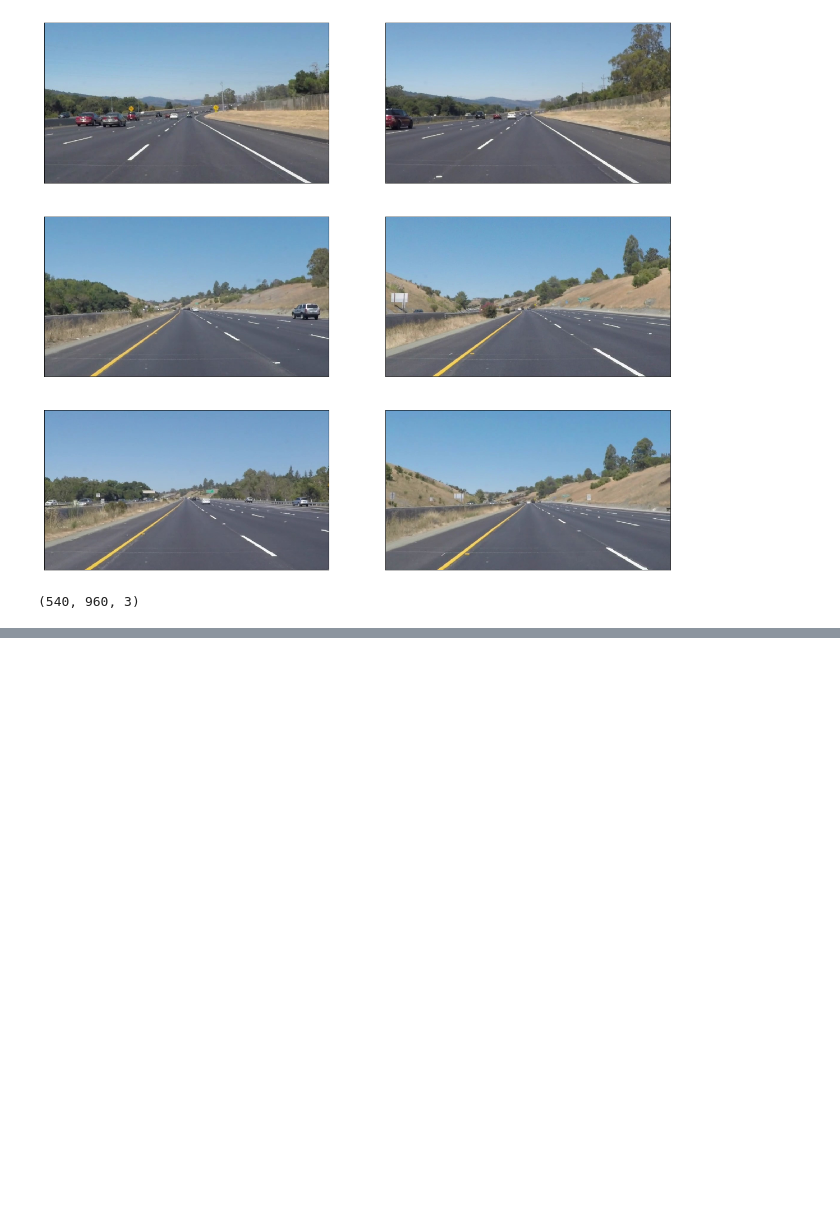
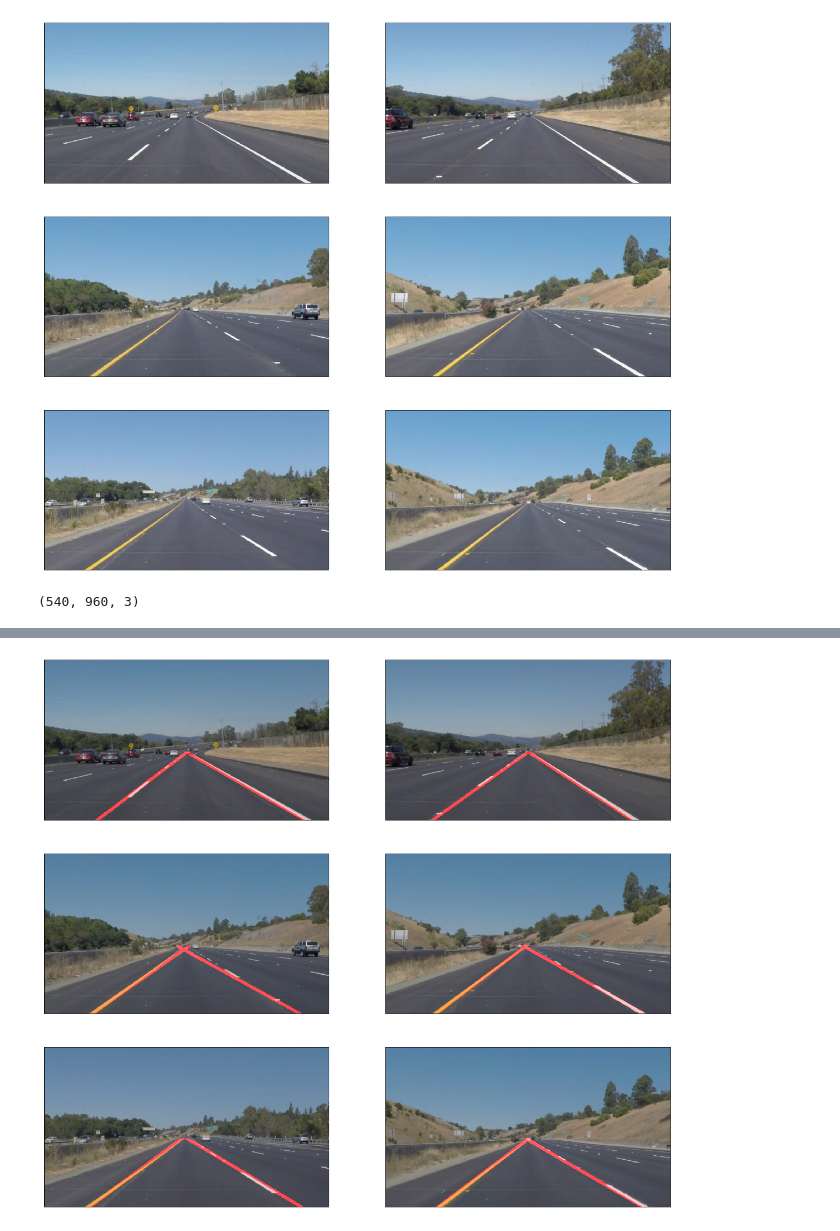
Before and after one commit to Prateekj2903/Udacity-Self-Driving-Car, a Jupyter notebook: Basic_Lane_Detection.ipynb, the cells around one changed output, grey strips where cells are left out. Saved outputs shown, nothing was run; the diff lists cells and outputs as text; code cells hidden in the pictures; blank space fills up the shorter version.

```diff
--- a/Basic_Lane_Detection.ipynb
+++ b/Basic_Lane_Detection.ipynb
@@ -120,0 +162,11 @@ plt.imshow(test_images[0])
+# %%
+def draw_lanes(img, masked_img):
+    masked_img = np.uint8(masked_img)
+    return cv2.addWeighted(img, 0.8, masked_img, 1.0, 0.0)
+# %%
+test_images = [cv2.cvtColor(cv2.imread(os.path.join(test_images_dir, img)), cv2.COLOR_BGR2RGB) for img in os.listdir(test_images_dir)]
+output_images = [draw_lanes(test_images[i], masked_images[i]) for i in range(len(test_images))]
+# %%
+plot_images(output_images)
+# %% [output]
+[figure, added]
```
Also changed, not shown: parts of 10 cells of this notebook.
